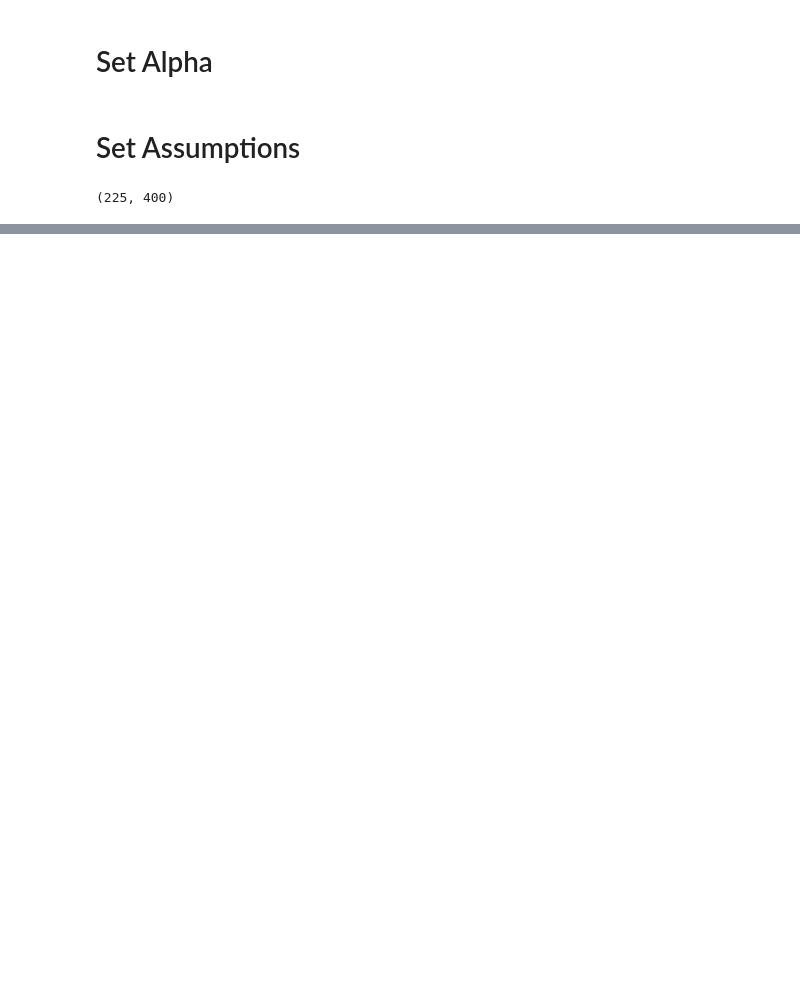
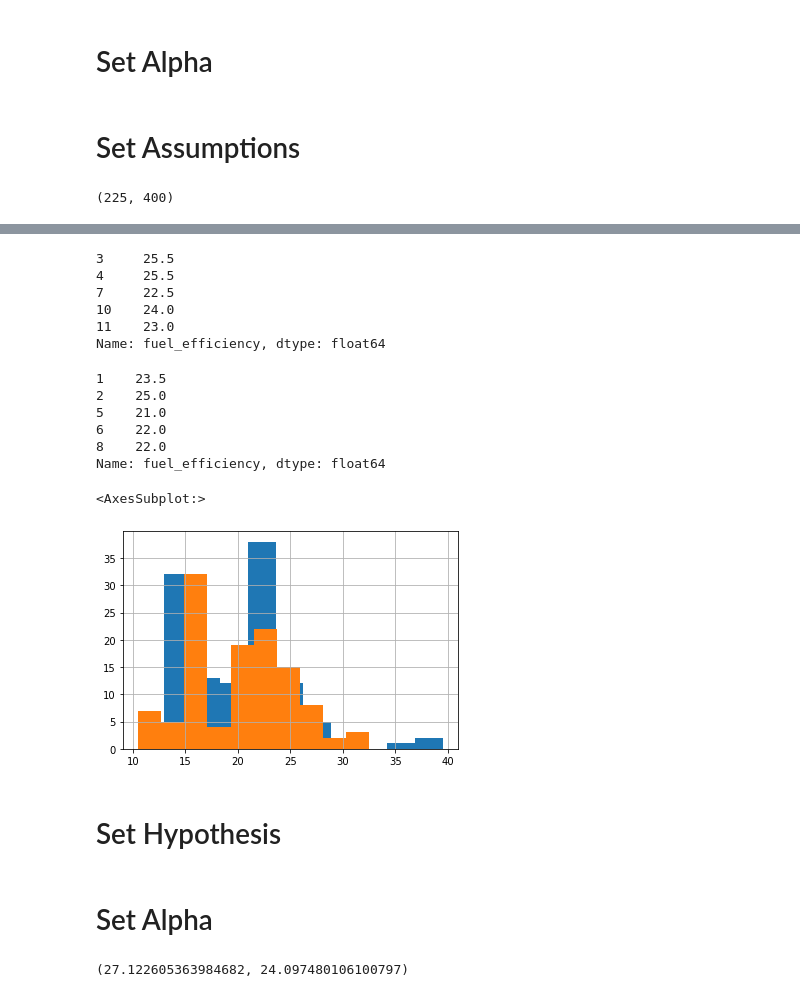
Before and after one commit to MatthewL09/statistics-exercises, a Jupyter notebook: hypothesis_testing.ipynb, the cells around one changed output, grey strips where cells are left out. Cells and saved outputs as stored; diff of their text form; code cells hidden in the pictures; blank space fills up the shorter version.

```diff
--- a/hypothesis_testing.ipynb
+++ b/hypothesis_testing.ipynb
@@ -83,0 +107,3 @@ mpg.head
+# %%
+mpg['fuel_efficiency'] = (mpg.hwy + mpg.cty) / 2
+mpg['fuel_efficiency']
@@ -83,0 +123,28 @@ mpg.head
+# %%
+fe_cars_2008 = mpg[mpg.year == 2008].fuel_efficiency
+fe_cars_2008.head()
+# %% [output]
+3     25.5
+4     25.5
+7     22.5
+10    24.0
+11    23.0
+Name: fuel_efficiency, dtype: float64
+# %%
+fe_cars_1999 = mpg[mpg.year == 1999].fuel_efficiency
+fe_cars_1999.head()
+# %% [output]
+1    23.5
+2    25.0
+5    21.0
+6    22.0
+8    22.0
+Name: fuel_efficiency, dtype: float64
+# %%
+fe_cars_1999.hist()
+fe_cars_2008.hist()
+# %% [output]
+<AxesSubplot:>
+[figure, added]
+# %% [markdown]
+# Set Hypothesis
@@ -83,0 +154,2 @@ mpg.head
+# %% [markdown]
+# Set Alpha
@@ -83,0 +158,4 @@ mpg.head
+# %%
+fe_cars_1999.var() , fe_cars_2008.var()
+# %% [output]
+(27.122605363984682, 24.097480106100797)
```
Also changed, not shown: parts of 32 cells of this notebook.
